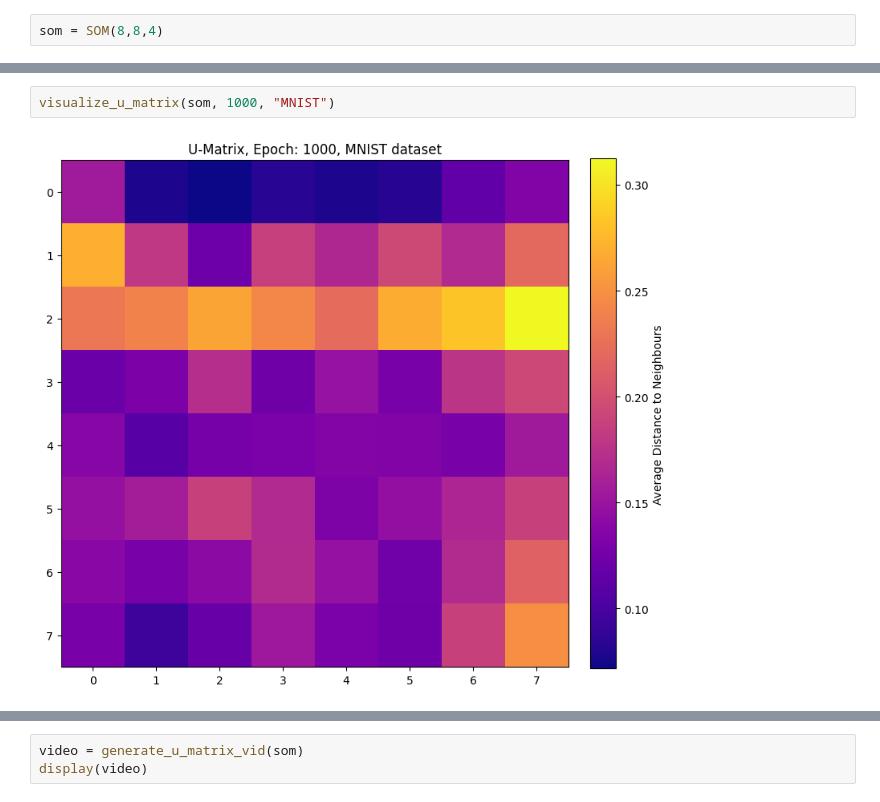
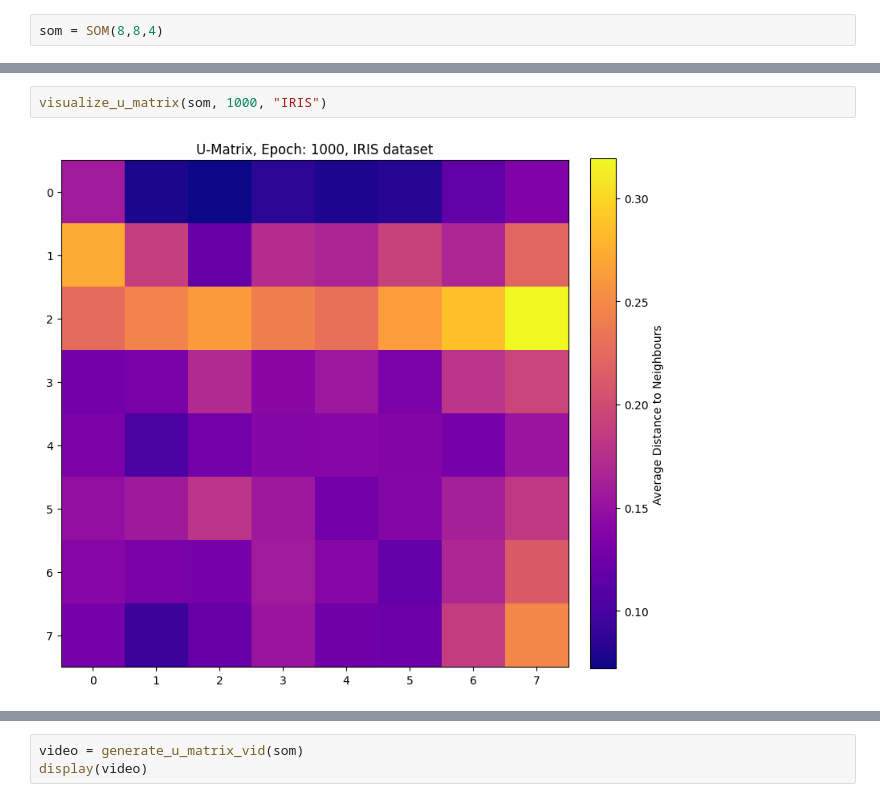
Before and after one commit to hanzltom/ViT-GHSOM, a Jupyter notebook: SOM/SOM_training_IRIS.ipynb, the cells around one changed output, grey strips where cells are left out. Saved outputs shown, nothing was run; the diff lists cells and outputs as text.

```diff
--- a/SOM/SOM_training_IRIS.ipynb
+++ b/SOM/SOM_training_IRIS.ipynb
@@ -44,7 +44,7 @@ display(video)
 # %% [output]
 [interactive output not drawn]
 # %%
-visualize_u_matrix(som, 1000, "MNIST")
+visualize_u_matrix(som, 1000, "IRIS")
 # %% [output]
-[figure, old version]
+[figure, new version]
 # %%
```
Also changed, not shown: parts of 3 cells of this notebook.
